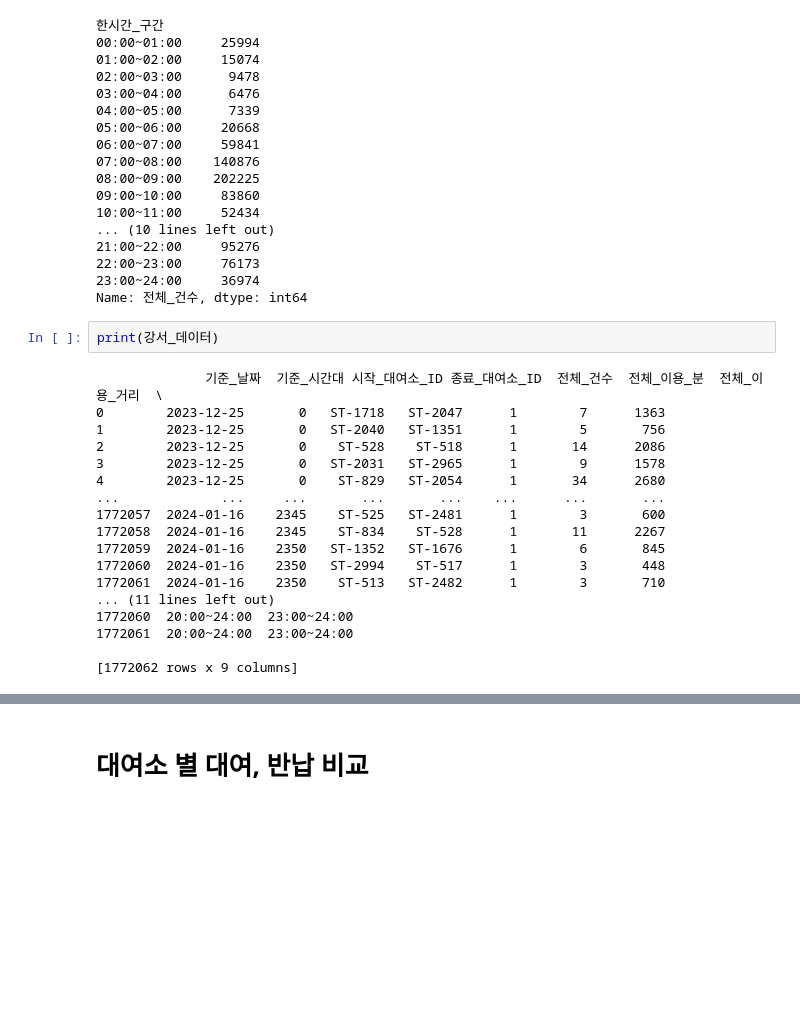
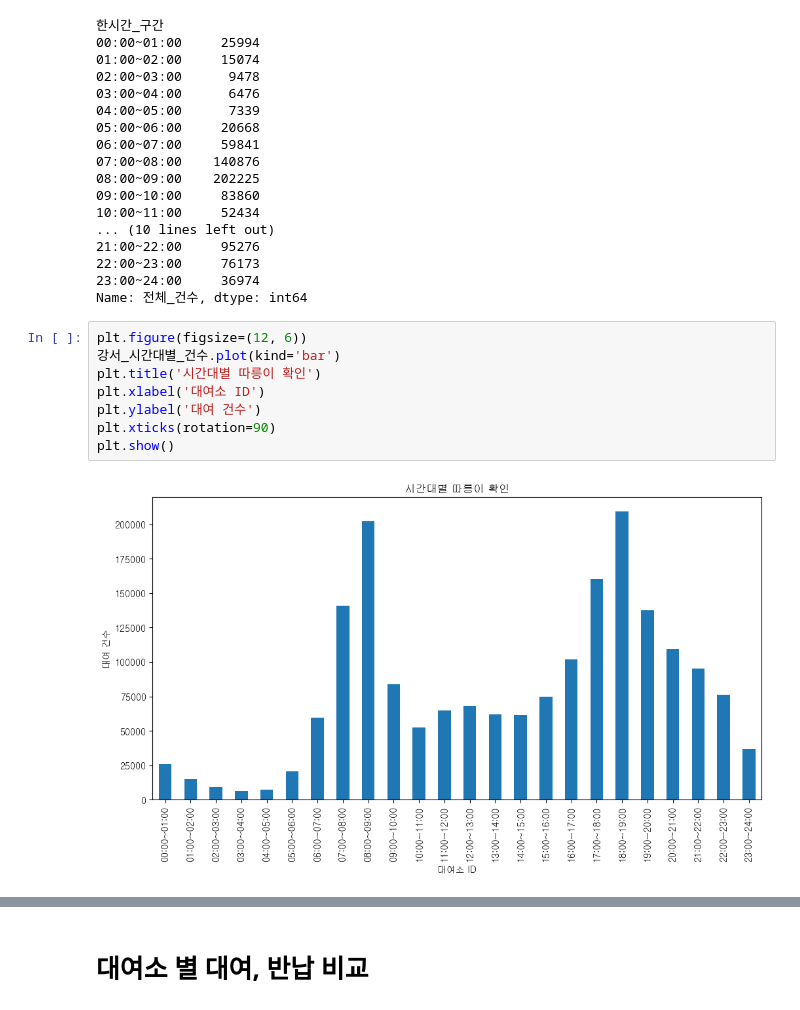
Before and after one commit to minseokpark6/SemiProject_Group3, a Jupyter notebook: Code/choiinwoo/코드1/강서_데이터_분석.ipynb, the cells around one changed output, grey strips where cells are left out. Cells and saved outputs as stored; diff of their text form; blank space fills up the shorter version.

```diff
--- a/Code/choiinwoo/강서_데이터_분석.ipynb
+++ b/Code/choiinwoo/코드1/강서_데이터_분석.ipynb
@@ -148,23 +148,13 @@ print(강서_시간대별_건수)
 22:00~23:00     76173
 23:00~24:00     36974
 Name: 전체_건수, dtype: int64
-# %%
-print(강서_데이터)
-# %% [output]
-              기준_날짜  기준_시간대 시작_대여소_ID 종료_대여소_ID  전체_건수  전체_이용_분  전체_이용_거리  \
-0        2023-12-25       0   ST-1718   ST-2047      1        7      1363
-1        2023-12-25       0   ST-2040   ST-1351      1        5       756
-2        2023-12-25       0    ST-528    ST-518      1       14      2086
-3        2023-12-25       0   ST-2031   ST-2965      1        9      1578
-4        2023-12-25       0    ST-829   ST-2054      1       34      2680
-...             ...     ...       ...       ...    ...      ...       ...
-1772057  2024-01-16    2345    ST-525   ST-2481      1        3       600
-1772058  2024-01-16    2345    ST-834    ST-528      1       11      2267
-1772059  2024-01-16    2350   ST-1352   ST-1676      1        6       845
-1772060  2024-01-16    2350   ST-2994    ST-517      1        3       448
-1772061  2024-01-16    2350    ST-513   ST-2482      1        3       710
-... (11 lines left out)
-1772060  20:00~24:00  23:00~24:00
-1772061  20:00~24:00  23:00~24:00
-
-[1772062 rows x 9 columns]
+# %%
+plt.figure(figsize=(12, 6))
+강서_시간대별_건수.plot(kind='bar')
+plt.title('시간대별 따릉이 확인')
+plt.xlabel('대여소 ID')
+plt.ylabel('대여 건수')
+plt.xticks(rotation=90)
+plt.show()
+# %% [output]
+[figure, added]
```
Also changed, not shown: parts of 4 cells of this notebook, 5 other files.
